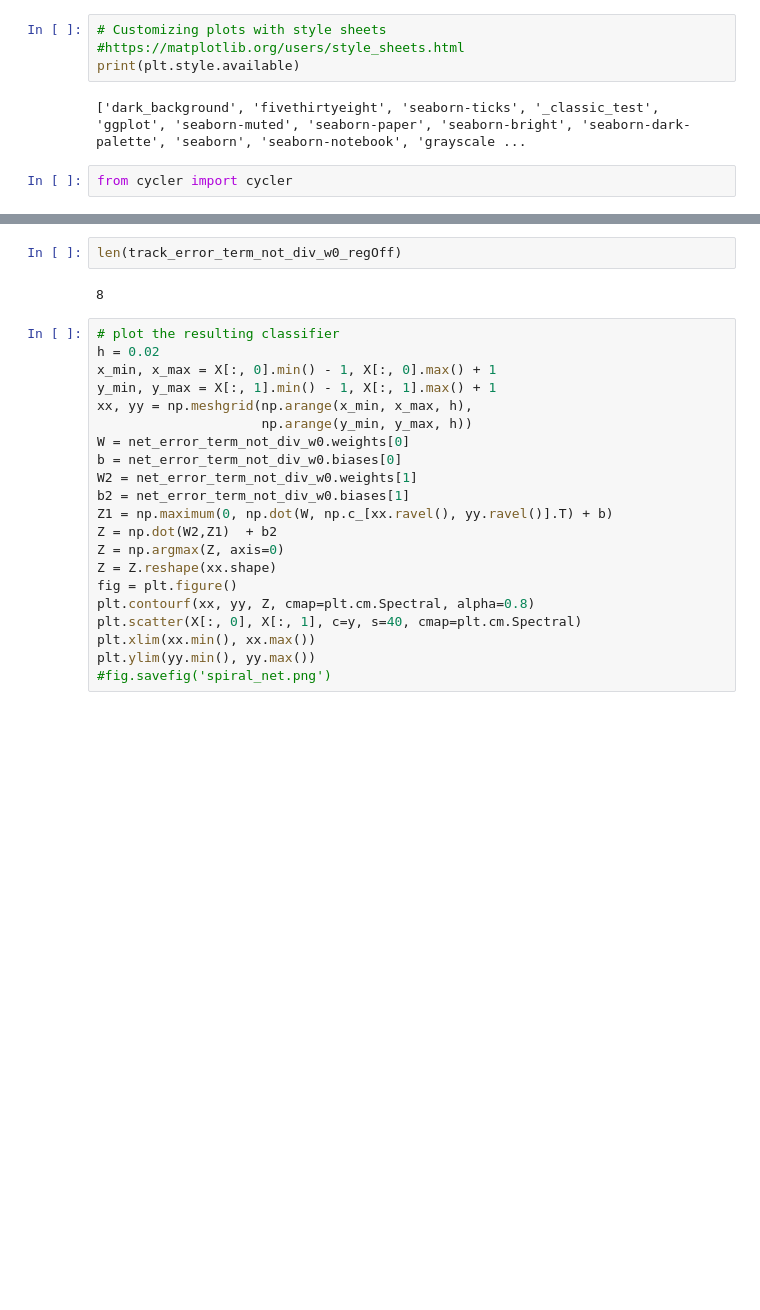
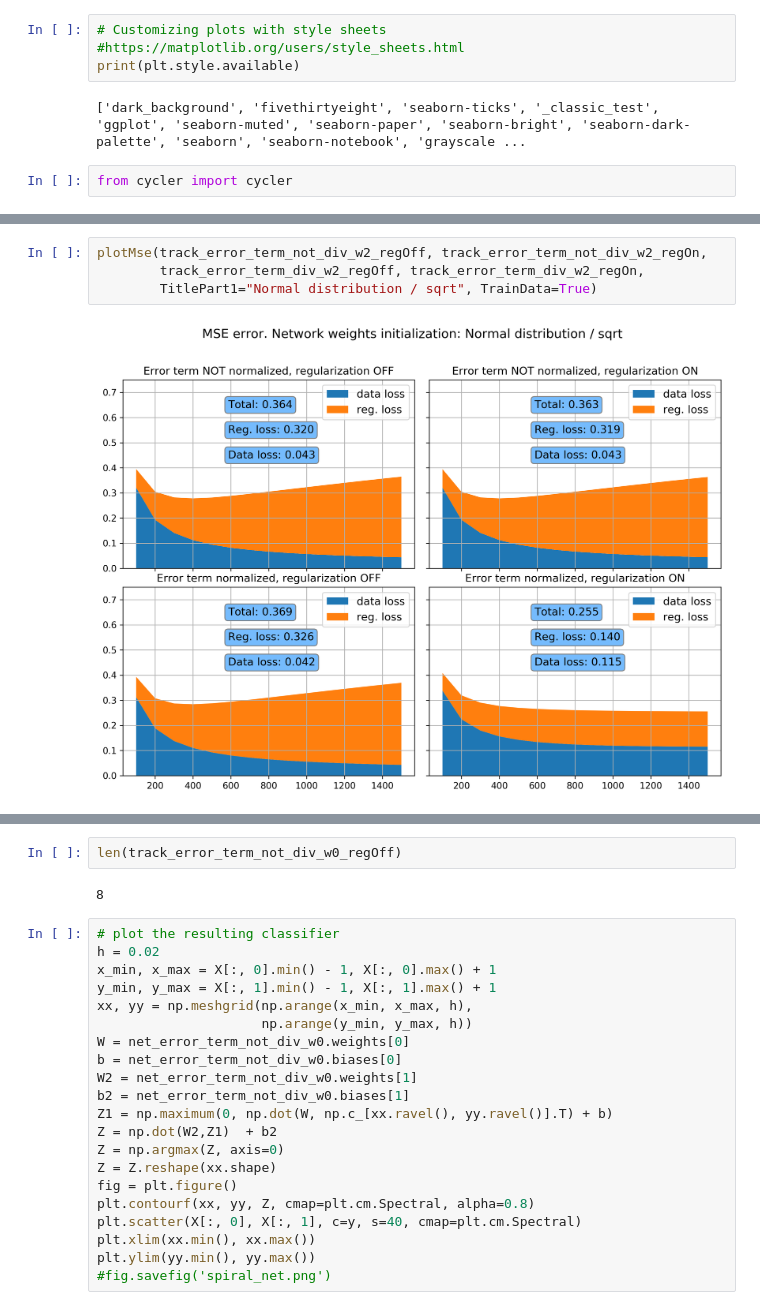
Before and after one commit to DKolmas/Python-Neural-Network, a Jupyter notebook: Network_building_blocks_v0.3.ipynb, the cells around one changed output, grey strips where cells are left out. Saved outputs shown, nothing was run; the diff lists cells and outputs as text; blank space fills up the shorter version.

```diff
--- a/Network_building_blocks_v0.3.ipynb
+++ b/Network_building_blocks_v0.3.ipynb
@@ -1262,0 +1349,6 @@ plotMse(track_error_term_not_div_w0_regOff)
+# %%
+plotMse(track_error_term_not_div_w2_regOff, track_error_term_not_div_w2_regOn,
+        track_error_term_div_w2_regOff, track_error_term_div_w2_regOn,
+        TitlePart1="Normal distribution / sqrt", TrainData=True)
+# %% [output]
+[figure, added]
```
Also changed, not shown: parts of 8 cells of this notebook.
